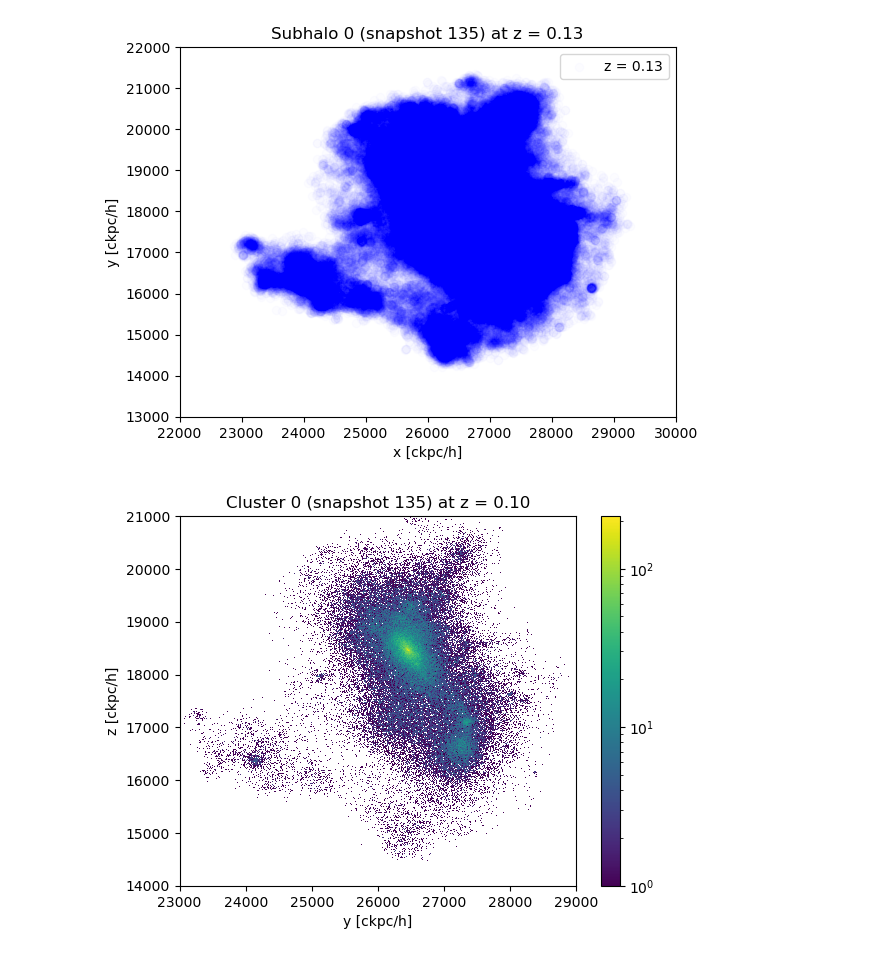
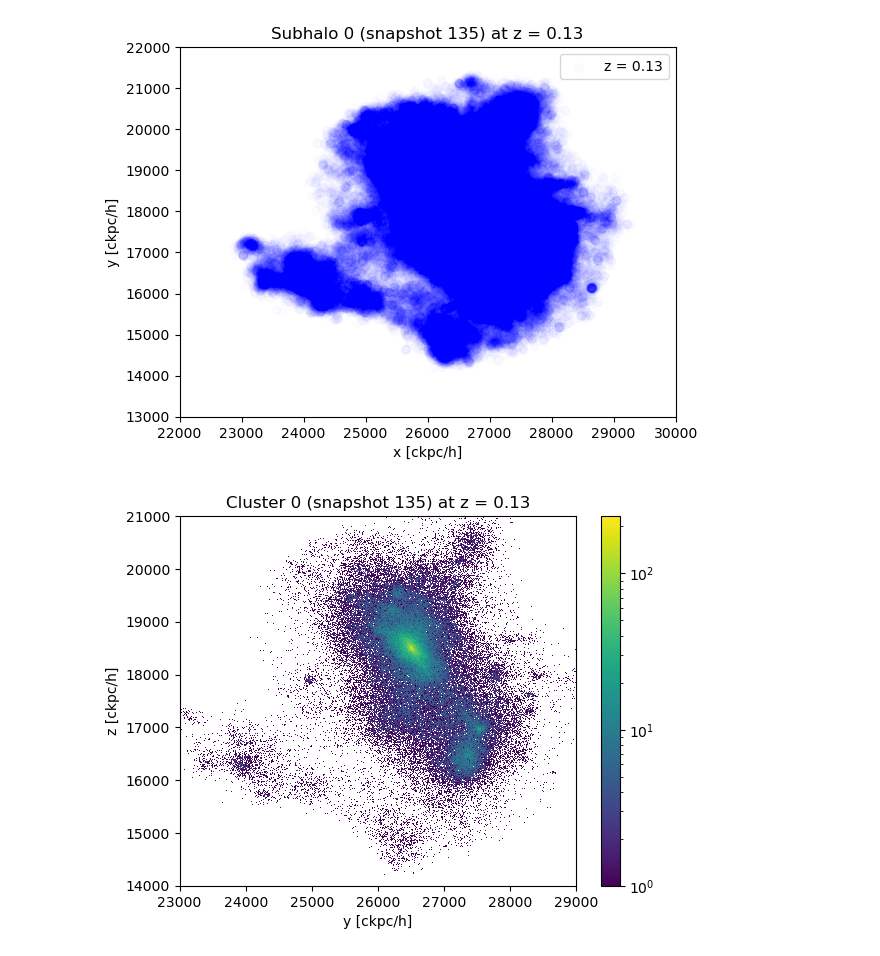
Before and after one commit to diodeamy/Thesis, a Jupyter notebook: code/massMovementsMultipleRedshifts.ipynb, the cells around one changed output. Saved outputs shown, nothing was run; the diff lists cells and outputs as text; code cells hidden in the pictures.

```diff
--- a/code/massMovementsMultipleRedshifts.ipynb
+++ b/code/massMovementsMultipleRedshifts.ipynb
@@ -89,14 +89,14 @@ plt.legend()
 # plt.savefig('Data/W2_mass_movements/0_135_125.png')
 # %% [output]
 [figure]
-# %%
-plt.hist2d(coordinates[127][:,1], coordinates[127][:,2], norm=mpl.colors.LogNorm(), bins=1024)
-plt.xlim([23000,29000])
-plt.ylim([14000,21000])
-plt.xlabel('y [ckpc/h]')
-plt.ylabel('z [ckpc/h]')
-plt.title('Cluster 0 (snapshot 135) at z = 0.10')
-plt.colorbar()
-plt.savefig('Data/W2_mass_movements/hist_0_127.png')
-# %% [output]
-[figure, removed]
+# %%
+plt.hist2d(coordinates[125][:,1], coordinates[125][:,2], norm=mpl.colors.LogNorm(), bins=1024)
+plt.xlim([23000,29000])
+plt.ylim([14000,21000])
+plt.xlabel('y [ckpc/h]')
+plt.ylabel('z [ckpc/h]')
+plt.title('Cluster 0 (snapshot 135) at z = 0.13')
+plt.colorbar()
+plt.savefig('Data/W2_mass_movements/hist_0_125.png')
+# %% [output]
+[figure, added]
```
Also changed, not shown: parts of 2 cells of this notebook.
